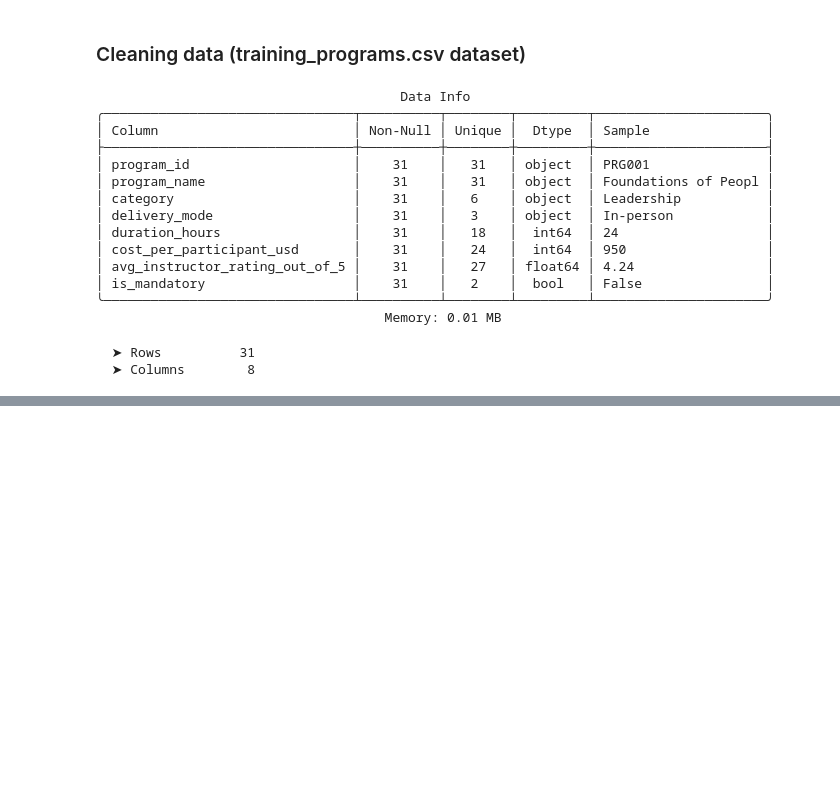
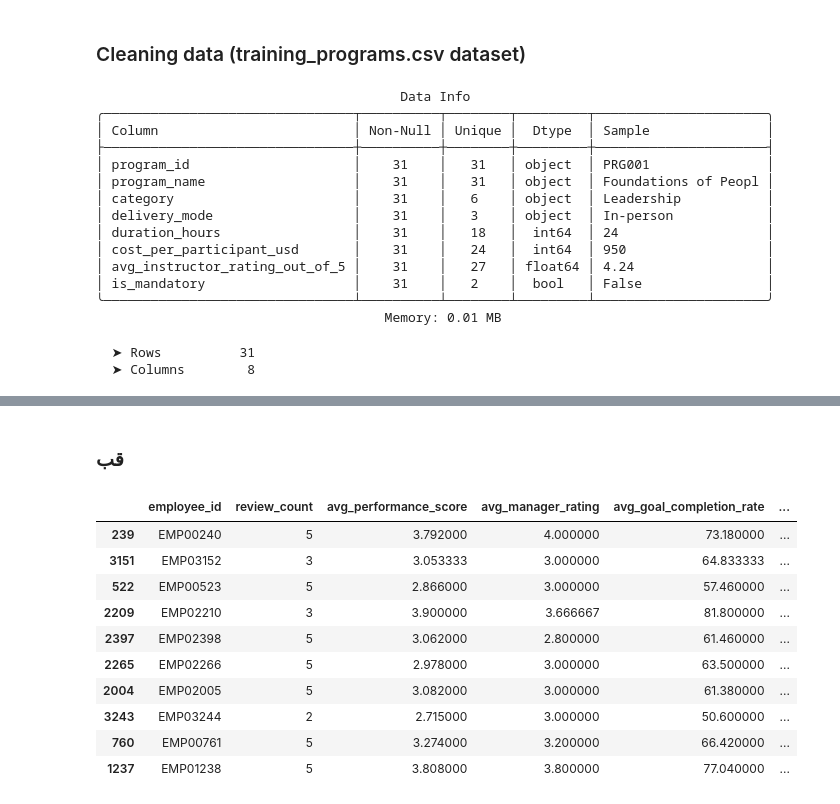
Before and after one commit to Sara-xv/Meridian-Group, a Jupyter notebook: Understanding and Cleaning.ipynb, the cells around one changed output, grey strips where cells are left out. Drawn from its saved outputs; the diff is of its cells as text; code cells hidden in the pictures; blank space fills up the shorter version.

```diff
--- a/Understanding and Cleaning.ipynb
+++ b/Understanding and Cleaning.ipynb
@@ -228,3 +228,32 @@ Sample data:
 # %%
 analyzer = DataQualityAnalyzer("datasets/training_programs.csv")
 analyzer.run()
+# %% [markdown]
+### قب
+# %%
+perf_summary = (
+    P.groupby("employee_id")
+    .agg(
+        review_count=("performance_id", "count"),
+        avg_performance_score=("performance_score_1to5", "mean"),
+        avg_manager_rating=("manager_rating_1to5", "mean"),
+        avg_goal_completion_rate=("goal_completion_rate_pct", "mean"),
+        trained_review_periods=("had_recent_training_last_180d", "sum"),
+        last_review_date=("review_date", "max"),
+    )
+    .reset_index()
+)
+# %%
+perf_summary.sample(10)
+# %% [output]
+|  | employee_id | review_count | avg_performance_score | avg_manager_rating | avg_goal_completion_rate | ... |
+| 239 | EMP00240 | 5 | 3.792000 | 4.000000 | 73.180000 | ... |
+| 3151 | EMP03152 | 3 | 3.053333 | 3.000000 | 64.833333 | ... |
+| 522 | EMP00523 | 5 | 2.866000 | 3.000000 | 57.460000 | ... |
+| 2209 | EMP02210 | 3 | 3.900000 | 3.666667 | 81.800000 | ... |
+| 2397 | EMP02398 | 5 | 3.062000 | 2.800000 | 61.460000 | ... |
+| 2265 | EMP02266 | 5 | 2.978000 | 3.000000 | 63.500000 | ... |
+| 2004 | EMP02005 | 5 | 3.082000 | 3.000000 | 61.380000 | ... |
+| 3243 | EMP03244 | 2 | 2.715000 | 3.000000 | 50.600000 | ... |
+| 760 | EMP00761 | 5 | 3.274000 | 3.200000 | 66.420000 | ... |
+| 1237 | EMP01238 | 5 | 3.808000 | 3.800000 | 77.040000 | ... |
```
Also changed, not shown: parts of 10 cells of this notebook, 2 other files.
